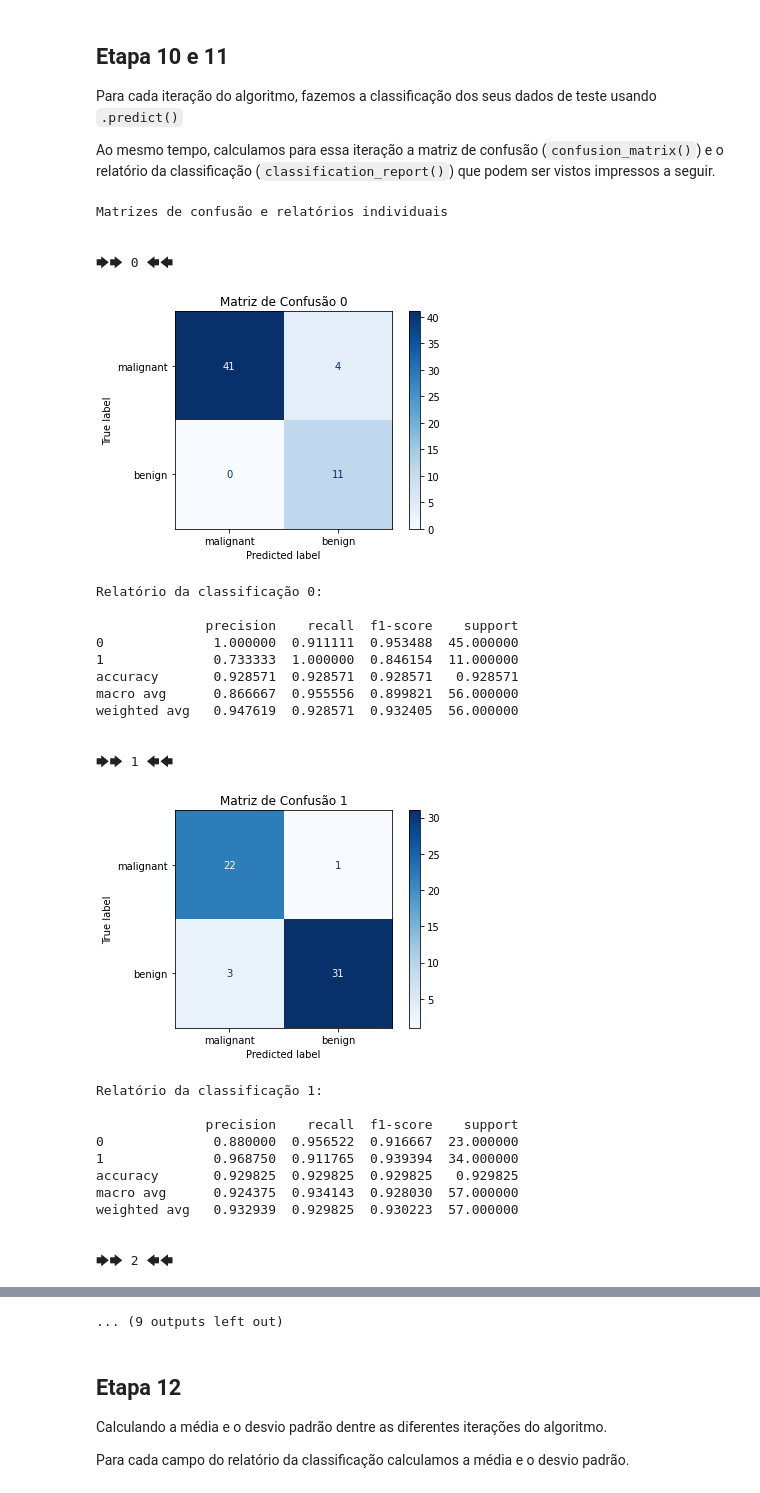
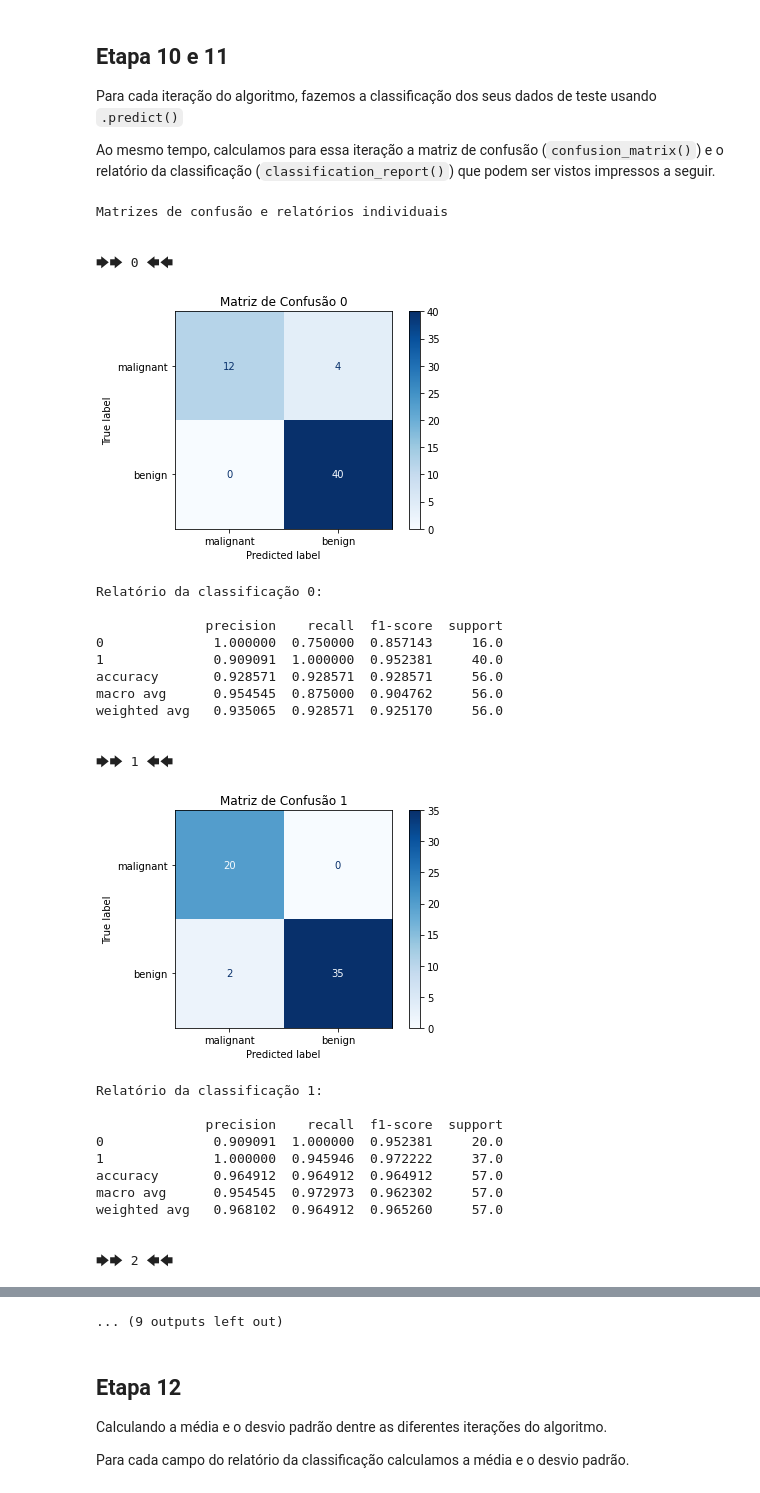
Before and after one commit to Mobuos/Trab-AvaliacaoAM, a Jupyter notebook: Trabalho_IA_Avaliação_de_algoritmos_de_AM.ipynb, the cells around one changed output, grey strips where cells are left out. Saved outputs shown, nothing was run; the diff lists cells and outputs as text; code cells hidden in the pictures.

```diff
--- a/Trabalho_IA_Avaliação_de_algoritmos_de_AM.ipynb
+++ b/Trabalho_IA_Avaliação_de_algoritmos_de_AM.ipynb
@@ -29,15 +29,16 @@ warnings.filterwarnings('ignore')
 
 # Carregando o banco de dados utilizado
 breast_cancer = load_breast_cancer()
-X = breast_cancer.data
-Y = breast_cancer.target
+#X = breast_cancer.data
+#Y = breast_cancer.target
 
 # Convertendo o dataset para DataFrame do Pandas
 data = pd.DataFrame(breast_cancer.data, columns=breast_cancer.feature_names)
 data['class'] = breast_cancer.target
-Y = data['class']
-X = data.drop('class', axis=1)
+#Y = data['class']
+#X = data.drop('class', axis=1)
 
+data = data.sample(frac=1).reset_index(drop=True)
 data #Exibindo dados
 # %% [output]
 |  | mean radius | mean texture | mean perimeter | mean area | mean smoothness | mean compactness | ... |
@@ -75,9 +76,10 @@ folds = []
 for i in range(k):
   if i < k - r:
     folds.append(data.iloc[pos : pos + mfold_size, :])
+    pos += mfold_size
   else:
     folds.append(data.iloc[pos : pos + mfold_size + 1, :])
-  pos += mfold_size
+    pos += mfold_size + 1
 
 #print(folds) # Imprimir folds gerados
 # %% [markdown]
@@ -132,52 +134,52 @@ Ao mesmo tempo, calculamos para essa iteração a matriz de confusão (`confusio
 # %%
 print("Matrizes de confusão e relatórios individuais")
 class_reports = [] # Lista dos relatórios de classificação
 
 for i in range(k):
   print(f"\n\n🡆🡆 {i} 🡄🡄\n")
 
   # Classificação dos algoritmos com o conjunto de testes
   predicted = clfs[i].predict(X_test[i])
 
   # Gerando matriz de confusão
   class_names = breast_cancer.target_names
   title = f"Matriz de Confusão {i}"
   disp = plot_confusion_matrix(clfs[i], X_test[i], Y_test[i], display_labels=class_names, cmap=plt.cm.Blues)
   disp.ax_.set_title(title)
   plt.show()
 
   # Gerando relatórios da classificação
   cr = classification_report(Y_test[i], predicted, output_dict=True)
   class_reports.append(pd.DataFrame(cr).transpose()) # Convertendo para DataFrames
-
+  class_reports[i].iloc[2,3] = class_reports[i].iloc[3,3]
   print(f"\nRelatório da classificação {i}: \n")
   print(class_reports[i])
 # %% [output]
 Matrizes de confusão e relatórios individuais
 
 
 🡆🡆 0 🡄🡄
-[figure, old version]
+[figure, new version]
 Relatório da classificação 0:
 
-              precision    recall  f1-score    support
-0              1.000000  0.911111  0.953488  45.000000
-1              0.733333  1.000000  0.846154  11.000000
-accuracy       0.928571  0.928571  0.928571   0.928571
-macro avg      0.866667  0.955556  0.899821  56.000000
-weighted avg   0.947619  0.928571  0.932405  56.000000
+              precision    recall  f1-score  support
+0              1.000000  0.750000  0.857143     16.0
+1              0.909091  1.000000  0.952381     40.0
+accuracy       0.928571  0.928571  0.928571     56.0
+macro avg      0.954545  0.875000  0.904762     56.0
+weighted avg   0.935065  0.928571  0.925170     56.0
 
 
 🡆🡆 1 🡄🡄
-[figure, old version]
+[figure, new version]
 Relatório da classificação 1:
 
-              precision    recall  f1-score    support
-0              0.880000  0.956522  0.916667  23.000000
-1              0.968750  0.911765  0.939394  34.000000
-accuracy       0.929825  0.929825  0.929825   0.929825
-macro avg      0.924375  0.934143  0.928030  57.000000
-weighted avg   0.932939  0.929825  0.930223  57.000000
+              precision    recall  f1-score  support
+0              0.909091  1.000000  0.952381     20.0
+1              1.000000  0.945946  0.972222     37.0
+accuracy       0.964912  0.964912  0.964912     57.0
+macro avg      0.954545  0.972973  0.962302     57.0
+weighted avg   0.968102  0.964912  0.965260     57.0
 
 
 🡆🡆 2 🡄🡄
```
Also changed, not shown: parts of 4 cells of this notebook.
